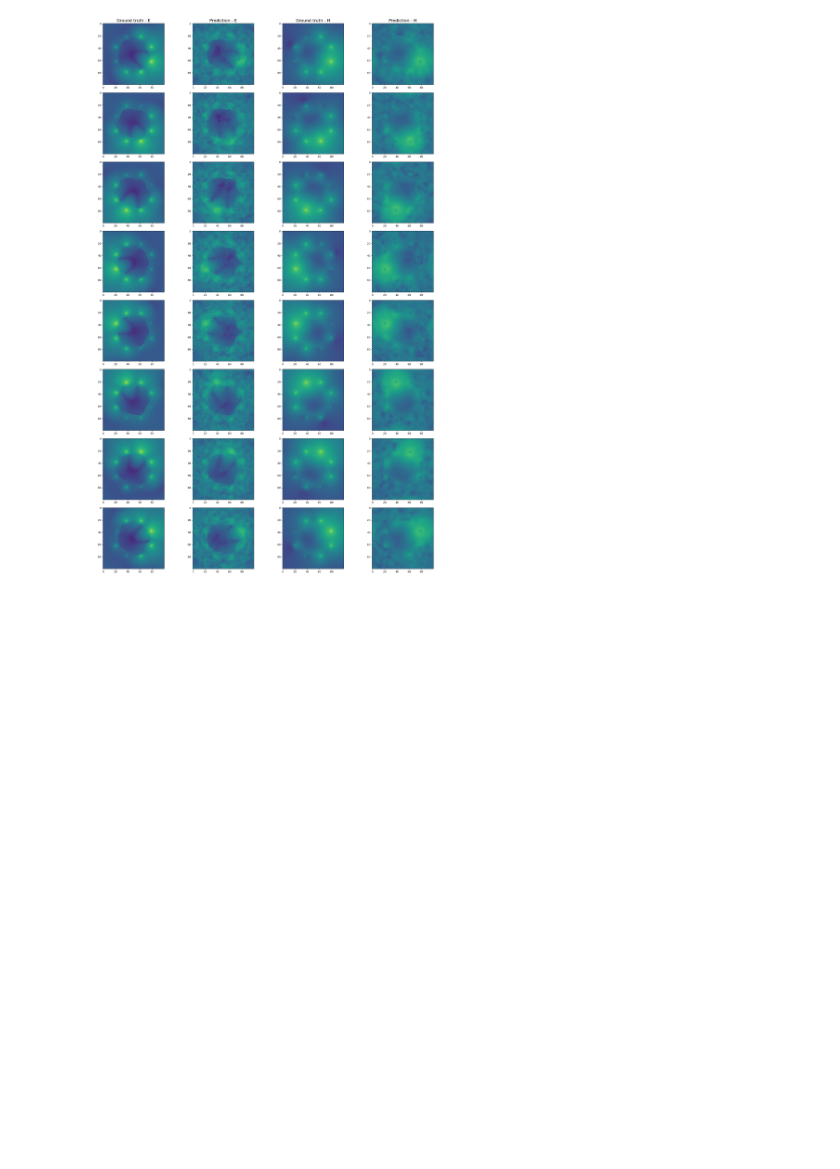
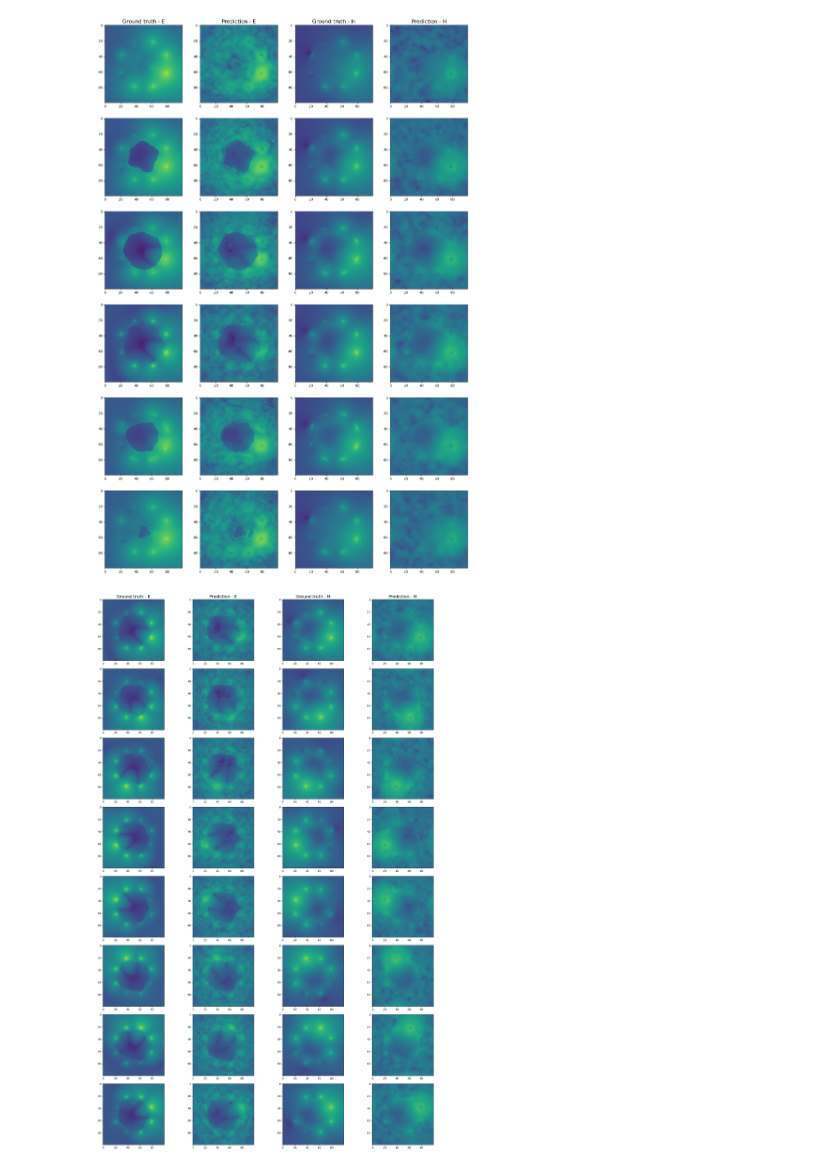
Before and after one commit to badulion/magnet_fno, a Jupyter notebook: results/inference.ipynb, the cells around one changed output. Drawn from its saved outputs; the diff is of its cells as text; code cells hidden in the pictures; blank space fills up the shorter version.

```diff
--- a/results/inference.ipynb
+++ b/results/inference.ipynb
@@ -13,7 +13,7 @@ import torch
 
 from torch.utils.data import DataLoader
 
-from magnet_pinn.data.transforms import Compose, Crop, SingleCoilZeroPhaseShift
+from magnet_pinn.data.transforms import Compose, Crop, CoilEnumeratorPhaseShift
 from magnet_pinn.data.grid import MagnetGridIterator
 
 VAL_DIR = "../data/processed/batch_17/grid_voxel_size_4_data_type_float32"
@@ -21,7 +21,7 @@ VAL_DIR = "../data/processed/batch_17/grid_voxel_size_4_data_type_float32"
 augmentation = Compose(
     [
         Crop(crop_size=(100, 100, 100)),
-        SingleCoilZeroPhaseShift(num_coils=8)
+        CoilEnumeratorPhaseShift(num_coils=8)
     ]
 )
 
@@ -33,7 +33,7 @@ from neuralop.models import FNO
 from mrifield.train.lit_mrifield import LitMRIField
 from magnet_pinn.utils import StandardNormalizer
 
-CKPT = "fno/7hqhtfvz/fno_37M.ckpt"
+CKPT = "fno/7hqhtfvz/fno_37M_16M_64H.ckpt"
 
 #model = UNet3D(in_channels=5, out_channels=12)
 model = FNO(n_modes=(16, 16, 16), in_channels=5, out_channels=12, hidden_channels=64, positional_embedding=None)
@@ -74,38 +74,39 @@ coils = sample['coils']
 x = val_input_normalizer(torch.cat([inputs, coils], dim=1))
 with torch.no_grad():
     pred = val_target_normalizer.inverse(trained_model(x))
     pred = einops.rearrange(pred, 'b (he reim xyz) ... -> b he reim xyz ...', he=2, reim=2, xyz=3)
 
 pr_re = pred[0, :, 0, :, :, :, :]
 pr_im = pred[0, :, 1, :, :, :, :]
 
 pr = torch.norm(torch.complex(pr_re, pr_im), dim=1)
 
-
 # Plot multiple slices of a single sample
 
 _, axes = plt.subplots(6, 4, figsize=(20, 30))
 
 titles = ['Ground truth - E', 'Prediction - E', 'Ground truth - H', 'Prediction - H']
 
 e_vmin = min(gt[0, :, :, :].min(), pr[0, :, :, :].min())
 e_vmax = max(gt[0, :, :, :].max(), pr[0, :, :, :].max())
 h_vmin = min(gt[1, :, :, :].min(), pr[1, :, :, :].min())
 h_vmax = max(gt[1, :, :, :].max(), pr[1, :, :, :].max())
 
 for column, title in zip(axes[0], titles):
     column.set_title(title, fontsize=16)
 
 for row in range(6):
     slice = 20 + row * 10
 
-    gt_e = axes[row, 0].imshow(gt[0, :, :, slice], cmap='jet', norm='log', vmin = e_vmin, vmax = e_vmax)
-    pr_e = axes[row, 1].imshow(pr[0, :, :, slice], cmap='jet', norm='log', vmin = e_vmin, vmax = e_vmax)
+    gt_e = axes[row, 0].imshow(gt[0, :, :, slice], cmap='viridis', norm='log', vmin = e_vmin, vmax = e_vmax)
+    pr_e = axes[row, 1].imshow(pr[0, :, :, slice], cmap='viridis', norm='log', vmin = e_vmin, vmax = e_vmax)
 
-    gt_h = axes[row, 2].imshow(gt[1, :, :, slice], cmap='jet', norm='log', vmin = h_vmin, vmax = h_vmax)
-    pr_h = axes[row, 3].imshow(pr[1, :, :, slice], cmap='jet', norm='log', vmin = h_vmin, vmax = h_vmax)
+    gt_h = axes[row, 2].imshow(gt[1, :, :, slice], cmap='viridis', norm='log', vmin = h_vmin, vmax = h_vmax)
+    pr_h = axes[row, 3].imshow(pr[1, :, :, slice], cmap='viridis', norm='log', vmin = h_vmin, vmax = h_vmax)
 
 plt.show()
+# %% [output]
+[figure, added]
 # %%
 from tqdm import tqdm
 import einops
```
Also changed, not shown: 2 other files.
